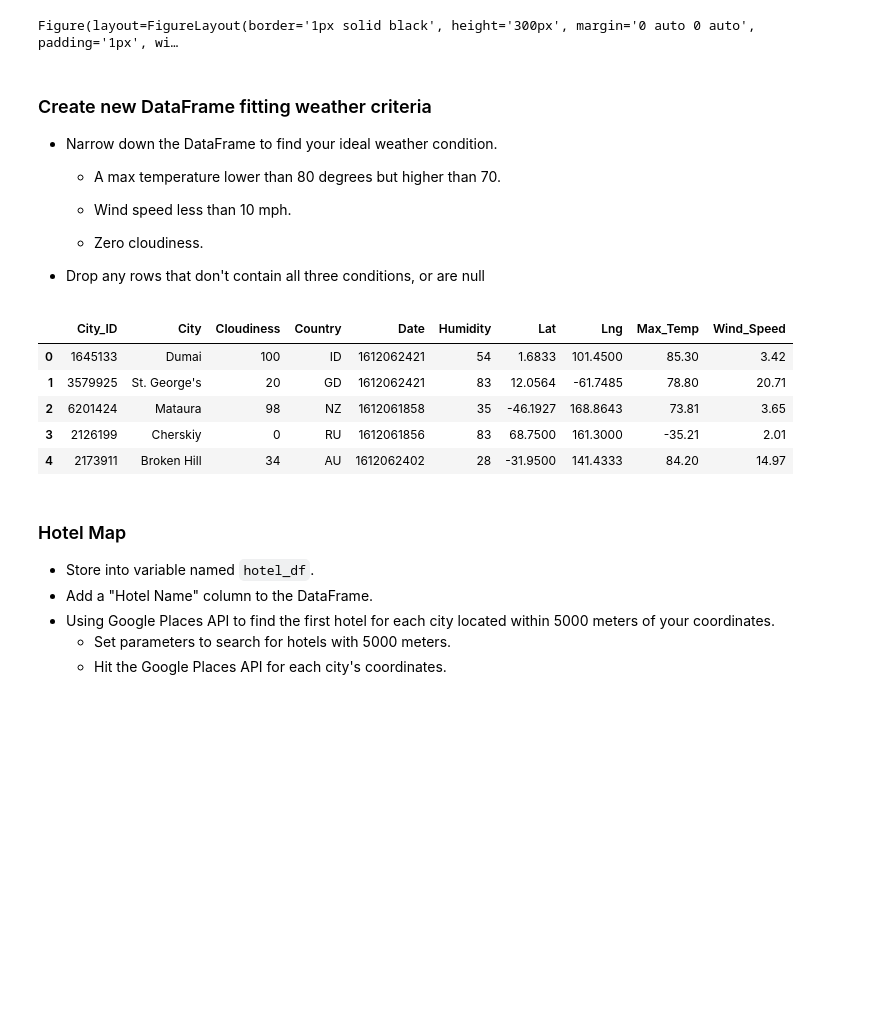
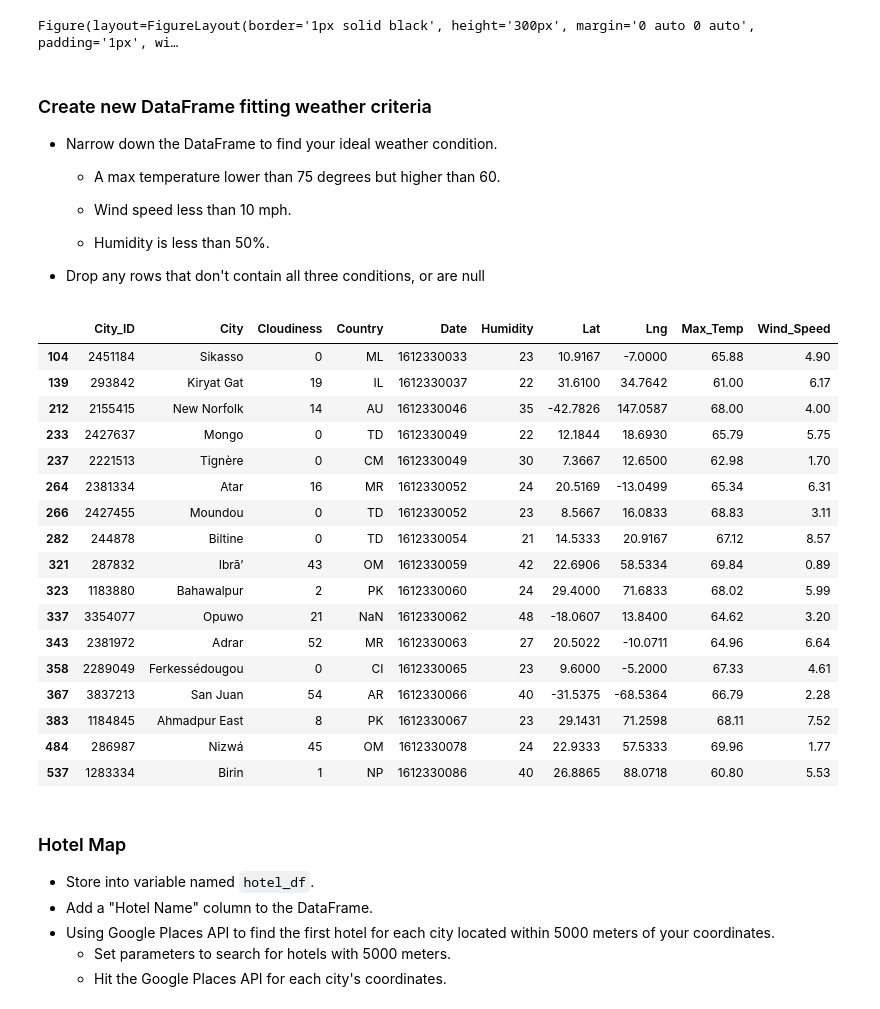
Before and after one commit to eglulu6/Python_API_Challenge, a Jupyter notebook: Vacationpy/VacationPy.ipynb, the cells around one changed output. Drawn from its saved outputs; the diff is of its cells as text; code cells hidden in the pictures; blank space fills up the shorter version.

```diff
--- a/Vacationpy/VacationPy.ipynb
+++ b/Vacationpy/VacationPy.ipynb
@@ -89,21 +107,34 @@ Figure(layout=FigureLayout(border='1px solid black', height='300px', margin='0 a
 ### Create new DataFrame fitting weather criteria
 * Narrow down the DataFrame to find your ideal weather condition.
 
-  * A max temperature lower than 80 degrees but higher than 70.
+  * A max temperature lower than 75 degrees but higher than 60.
 
   * Wind speed less than 10 mph.
 
-  * Zero cloudiness.
+  * Humidity is less than 50%.
 
 * Drop any rows that don't contain all three conditions, or are null
 # %%
 # make a copy of df
-ideal_df = cities_df.head()
+ideal_hotels = np.where((cities_df.Max_Temp < 70) & (cities_df.Max_Temp > 60) & (cities_df.Wind_Speed < 10) & (cities_df.Humidity < 50))
+ideal_df = cities_df.loc[ideal_hotels]
 ideal_df
 # %% [output]
 |  | City_ID | City | Cloudiness | Country | Date | Humidity | Lat | Lng | Max_Temp | Wind_Speed |
-| 0 | 1645133 | Dumai | 100 | ID | 1612062421 | 54 | 1.6833 | 101.4500 | 85.30 | 3.42 |
-| 1 | 3579925 | St. George's | 20 | GD | 1612062421 | 83 | 12.0564 | -61.7485 | 78.80 | 20.71 |
-| 2 | 6201424 | Mataura | 98 | NZ | 1612061858 | 35 | -46.1927 | 168.8643 | 73.81 | 3.65 |
-| 3 | 2126199 | Cherskiy | 0 | RU | 1612061856 | 83 | 68.7500 | 161.3000 | -35.21 | 2.01 |
-| 4 | 2173911 | Broken Hill | 34 | AU | 1612062402 | 28 | -31.9500 | 141.4333 | 84.20 | 14.97 |
+| 104 | 2451184 | Sikasso | 0 | ML | 1612330033 | 23 | 10.9167 | -7.0000 | 65.88 | 4.90 |
+| 139 | 293842 | Kiryat Gat | 19 | IL | 1612330037 | 22 | 31.6100 | 34.7642 | 61.00 | 6.17 |
+| 212 | 2155415 | New Norfolk | 14 | AU | 1612330046 | 35 | -42.7826 | 147.0587 | 68.00 | 4.00 |
+| 233 | 2427637 | Mongo | 0 | TD | 1612330049 | 22 | 12.1844 | 18.6930 | 65.79 | 5.75 |
+| 237 | 2221513 | Tignère | 0 | CM | 1612330049 | 30 | 7.3667 | 12.6500 | 62.98 | 1.70 |
+| 264 | 2381334 | Atar | 16 | MR | 1612330052 | 24 | 20.5169 | -13.0499 | 65.34 | 6.31 |
+| 266 | 2427455 | Moundou | 0 | TD | 1612330052 | 23 | 8.5667 | 16.0833 | 68.83 | 3.11 |
+| 282 | 244878 | Biltine | 0 | TD | 1612330054 | 21 | 14.5333 | 20.9167 | 67.12 | 8.57 |
+| 321 | 287832 | Ibrā’ | 43 | OM | 1612330059 | 42 | 22.6906 | 58.5334 | 69.84 | 0.89 |
+| 323 | 1183880 | Bahawalpur | 2 | PK | 1612330060 | 24 | 29.4000 | 71.6833 | 68.02 | 5.99 |
+| 337 | 3354077 | Opuwo | 21 | NaN | 1612330062 | 48 | -18.0607 | 13.8400 | 64.62 | 3.20 |
+| 343 | 2381972 | Adrar | 52 | MR | 1612330063 | 27 | 20.5022 | -10.0711 | 64.96 | 6.64 |
+| 358 | 2289049 | Ferkessédougou | 0 | CI | 1612330065 | 23 | 9.6000 | -5.2000 | 67.33 | 4.61 |
+| 367 | 3837213 | San Juan | 54 | AR | 1612330066 | 40 | -31.5375 | -68.5364 | 66.79 | 2.28 |
+| 383 | 1184845 | Ahmadpur East | 8 | PK | 1612330067 | 23 | 29.1431 | 71.2598 | 68.11 | 7.52 |
+| 484 | 286987 | Nizwá | 45 | OM | 1612330078 | 24 | 22.9333 | 57.5333 | 69.96 | 1.77 |
+| 537 | 1283334 | Birin | 1 | NP | 1612330086 | 40 | 26.8865 | 88.0718 | 60.80 | 5.53 |
```
Also changed, not shown: parts of 9 cells of this notebook, 15 other files.
